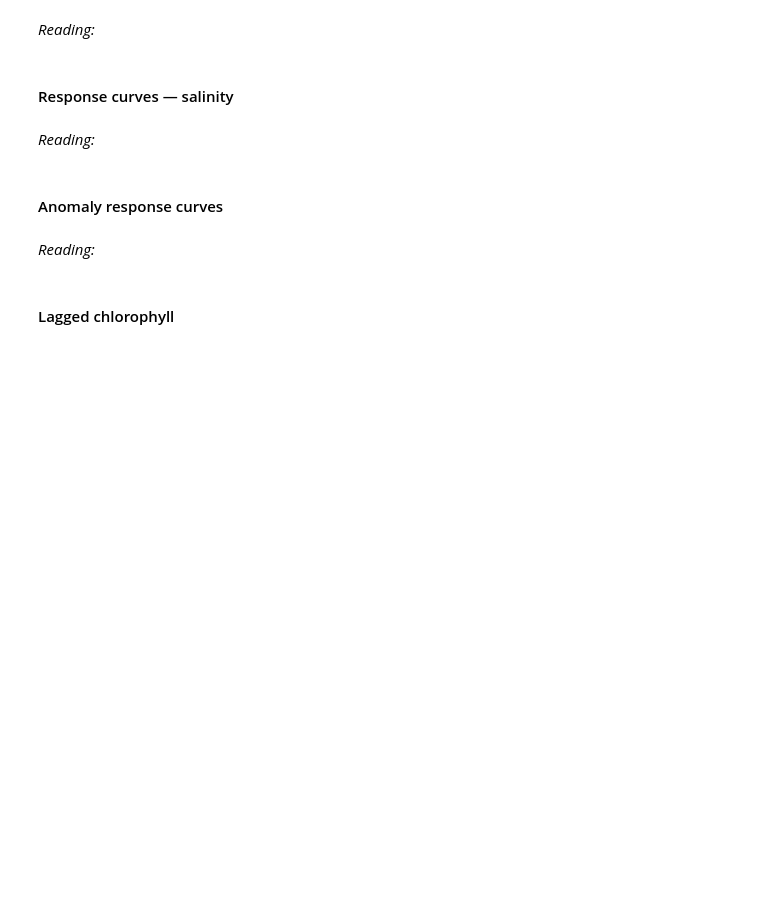
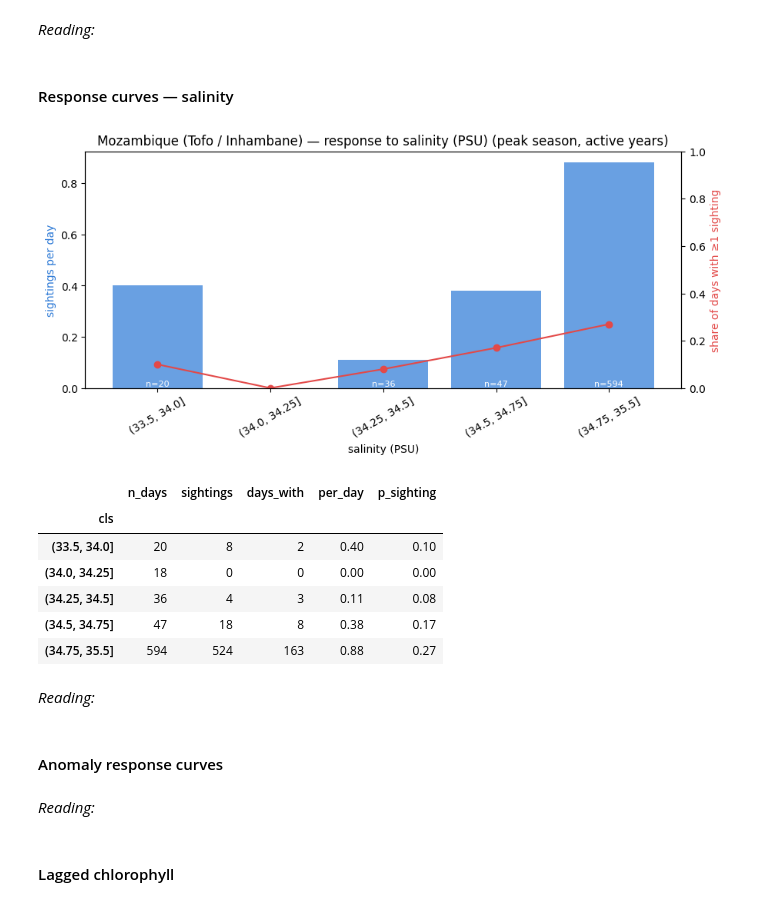
Before and after one commit to Patrick190508/whaleshark-mafia-island, a Jupyter notebook: notebooks/Daily_EDA_Peak_Season.ipynb, the cells around one changed output. Drawn from its saved outputs; the diff is of its cells as text; code cells hidden in the pictures; blank space fills up the shorter version.

```diff
--- a/notebooks/Daily_EDA_Peak_Season.ipynb
+++ b/notebooks/Daily_EDA_Peak_Season.ipynb
@@ -565,6 +592,17 @@ year_plots(s)
 *Reading:*
 # %% [markdown]
 #### Response curves — salinity
+# %%
+response_curve(s, 'sss', [33.5, 34.0, 34.25, 34.5, 34.75, 35.5], 'salinity (PSU)')
+# %% [output]
+[figure, added]
+|  | n_days | sightings | days_with | per_day | p_sighting |
+| cls |  |  |  |  |  |
+| (33.5, 34.0] | 20 | 8 | 2 | 0.40 | 0.10 |
+| (34.0, 34.25] | 18 | 0 | 0 | 0.00 | 0.00 |
+| (34.25, 34.5] | 36 | 4 | 3 | 0.11 | 0.08 |
+| (34.5, 34.75] | 47 | 18 | 8 | 0.38 | 0.17 |
+| (34.75, 35.5] | 594 | 524 | 163 | 0.88 | 0.27 |
 # %% [markdown]
 *Reading:*
 # %% [markdown]
```
Also changed, not shown: parts of 6 cells of this notebook.
